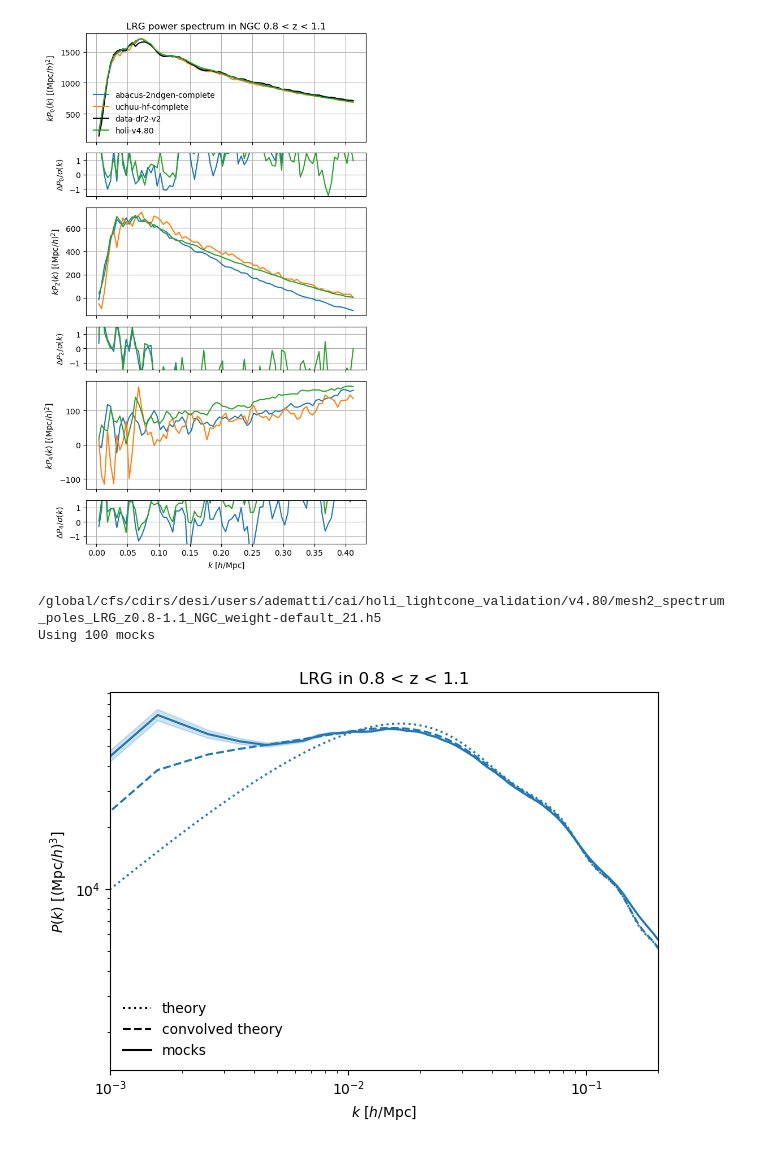
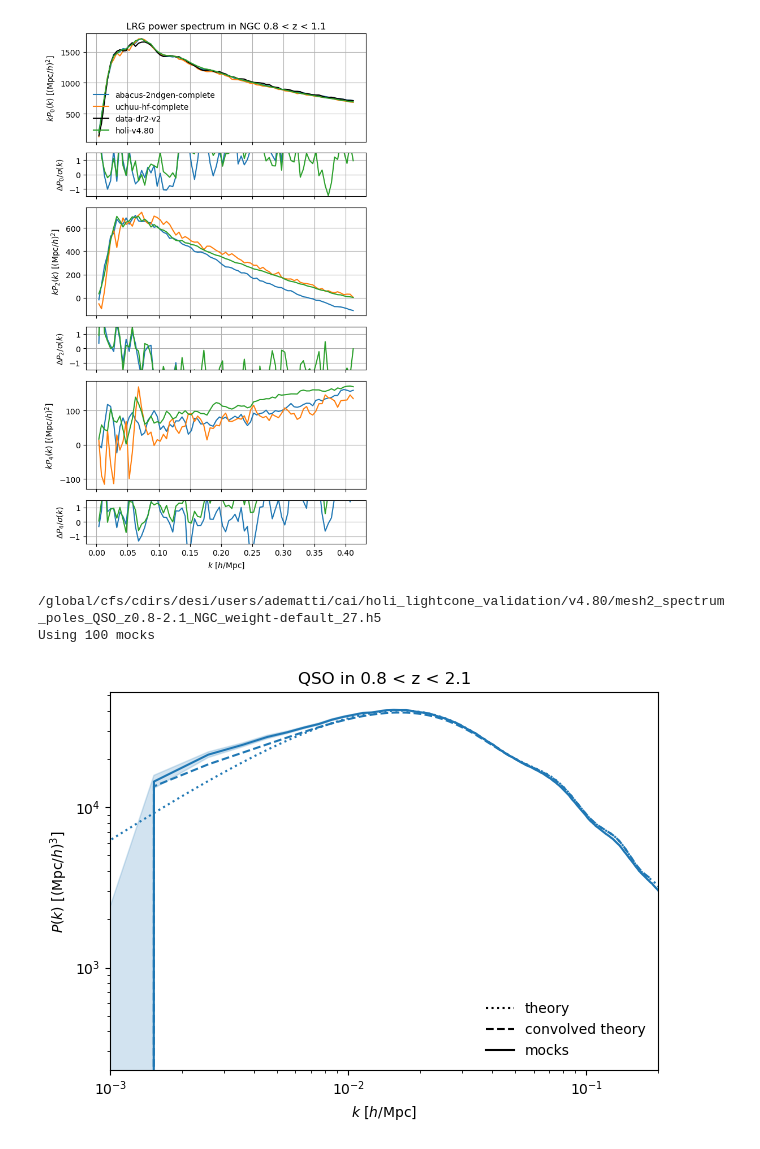
Before and after one commit to echaussidon/desi-clustering, a Jupyter notebook: clustering_statistics/nb/validation_holi_lightcone.ipynb, the cells around one changed output. Drawn from its saved outputs; the diff is of its cells as text; code cells hidden in the pictures.

```diff
--- a/clustering_statistics/nb/validation_holi_lightcone.ipynb
+++ b/clustering_statistics/nb/validation_holi_lightcone.ipynb
@@ -135,8 +135,8 @@ for tracer, zrange in tracers:
 [figure]
 [figure]
 # %%
-tracer = 'LRG'
-zrange = (0.8, 1.1)
+tracer = 'QSO'
+zrange = (0.8, 2.1)
 kw_catalog = dict(imock=1, tracer=tracer, zrange=zrange, version='v4.80', weight='default', region='NGC')
 theory_fn = tools.get_stats_fn(kind='theory_mesh2_spectrum_poles', stats_dir=stats_dir, catalog=kw_catalog)
 theory = types.read(theory_fn)
@@ -148,32 +148,32 @@ print(mock_fns[20])
 print(f'Using {len(mock_fns):d} mocks')
 mocks = [types.read(mock_fn) for mock_fn in mock_fns]
 mock_mean, mock_cov = types.mean(mocks), types.cov(mocks)
 
 fig, ax = plt.subplots()
 ax.plot([], [], color='k', linestyle=':', label='theory')
 ax.plot([], [], color='k', linestyle='--', label='convolved theory')
 ax.plot([], [], color='k', linestyle='-', label='mocks')
 for ill, ell in enumerate(mean.ells[:1]):
     color = f'C{ill:d}'
     pole = theory.get(ells=ell)
     ax.plot(k:=pole.coords('k'), pole.value(), color=color, linestyle=':')
     pole = mean.get(ells=ell)
     ax.plot(k:=pole.coords('k'), pole.value(), color=color, linestyle='--')
     pole = mock_mean.get(ells=ell)
     ax.plot(k:=pole.coords('k'), pole.value(), color=color, linestyle='-')
     std = mock_cov.at.observable.get(ells=ell).std() / len(mocks)**0.5
     ax.fill_between(k, pole.value() - std, pole.value() + std, color=color, alpha=0.2)
 ax.set_xlim(1e-3, 2e-1)
 ax.set_xscale('log')
 ax.set_yscale('log')
 ax.set_title(f'{tracer} in {zrange[0]:.1f} < z < {zrange[1]:.1f}')
 ax.legend(frameon=False)
 ax.set_xlabel(r'$k$ [$h/\mathrm{Mpc}$]')
 ax.set_ylabel(r'$P(k)$ [$(\mathrm{Mpc}/h)^3$]')
 plt.tight_layout()
 fig.savefig(plot_dir / f'check_window_gic_z{zrange[0]:.1f}-{zrange[1]:.1f}.png', bbox_inches='tight', pad_inches=0.1, dpi=200)
 plt.show()
 # %% [output]
-/global/cfs/cdirs/desi/users/adematti/cai/holi_lightcone_validation/v4.80/mesh2_spectrum_poles_LRG_z0.8-1.1_NGC_weight-default_21.h5
+/global/cfs/cdirs/desi/users/adematti/cai/holi_lightcone_validation/v4.80/mesh2_spectrum_poles_QSO_z0.8-2.1_NGC_weight-default_27.h5
 Using 100 mocks
-[figure, old version]
+[figure, new version]
```
Also changed, not shown: 8 other files.
